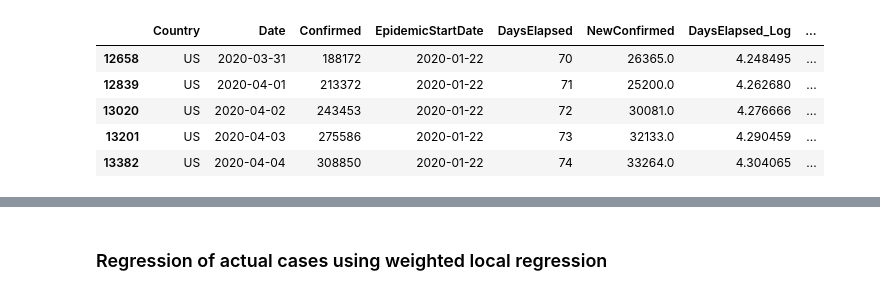
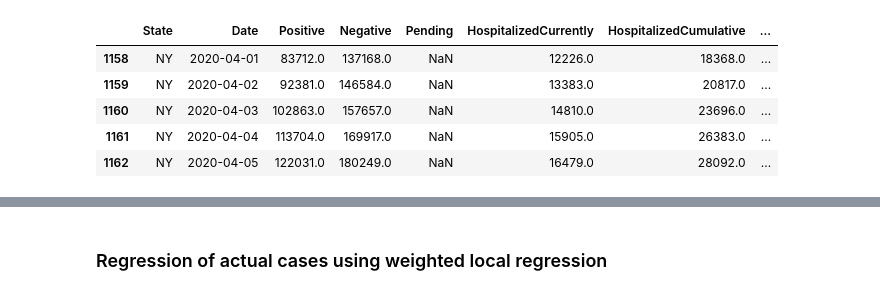
Before and after one commit to ishaandey/covid-19, a Jupyter notebook: covid_model.ipynb, the cells around one changed output, grey strips where cells are left out. Cells and saved outputs as stored; diff of their text form; code cells hidden in the pictures.

```diff
--- a/covid_model.ipynb
+++ b/covid_model.ipynb
@@ -33,19 +32,23 @@ The autoreload extension is already loaded. To reload it, use:
 countries = pd.read_csv('https://raw.githubusercontent.com/CSSEGISandData/COVID-19/master/csse_covid_19_data/csse_covid_19_time_series/time_series_covid19_confirmed_global.csv')
 states = pd.read_csv('https://raw.githubusercontent.com/nytimes/covid-19-data/master/us-states.csv')
 local = pd.read_csv('https://raw.githubusercontent.com/nytimes/covid-19-data/master/us-counties.csv')
+
+testing = pd.read_json('https://covidtracking.com/api/v1/states/daily.json')
 # %%
 df_country = clean_data_hopkins(countries, country='all')
 df_state = clean_data_nyt(states, level='state')
 df_local = clean_data_nyt(local, level='local')
+
+df_testing = clean_data_trackingproject(testing)
-# %%
-df_country.loc[df_country.Country=='US'].tail()
-# %% [output]
-|  | Country | Date | Confirmed | EpidemicStartDate | DaysElapsed | NewConfirmed | DaysElapsed_Log | ... |
-| 12658 | US | 2020-03-31 | 188172 | 2020-01-22 | 70 | 26365.0 | 4.248495 | ... |
-| 12839 | US | 2020-04-01 | 213372 | 2020-01-22 | 71 | 25200.0 | 4.262680 | ... |
-| 13020 | US | 2020-04-02 | 243453 | 2020-01-22 | 72 | 30081.0 | 4.276666 | ... |
-| 13201 | US | 2020-04-03 | 275586 | 2020-01-22 | 73 | 32133.0 | 4.290459 | ... |
-| 13382 | US | 2020-04-04 | 308850 | 2020-01-22 | 74 | 33264.0 | 4.304065 | ... |
+# %%
+df_testing.loc[df_testing.State.isin(['NY'])].tail()
+# %% [output]
+|  | State | Date | Positive | Negative | Pending | HospitalizedCurrently | HospitalizedCumulative | ... |
+| 1158 | NY | 2020-04-01 | 83712.0 | 137168.0 | NaN | 12226.0 | 18368.0 | ... |
+| 1159 | NY | 2020-04-02 | 92381.0 | 146584.0 | NaN | 13383.0 | 20817.0 | ... |
+| 1160 | NY | 2020-04-03 | 102863.0 | 157657.0 | NaN | 14810.0 | 23696.0 | ... |
+| 1161 | NY | 2020-04-04 | 113704.0 | 169917.0 | NaN | 15905.0 | 26383.0 | ... |
+| 1162 | NY | 2020-04-05 | 122031.0 | 180249.0 | NaN | 16479.0 | 28092.0 | ... |
 # %%
 df_state.loc[df_state.State == 'New York'].tail()
 # %% [output]
```
Also changed, not shown: parts of 10 cells of this notebook, 3 other files.
